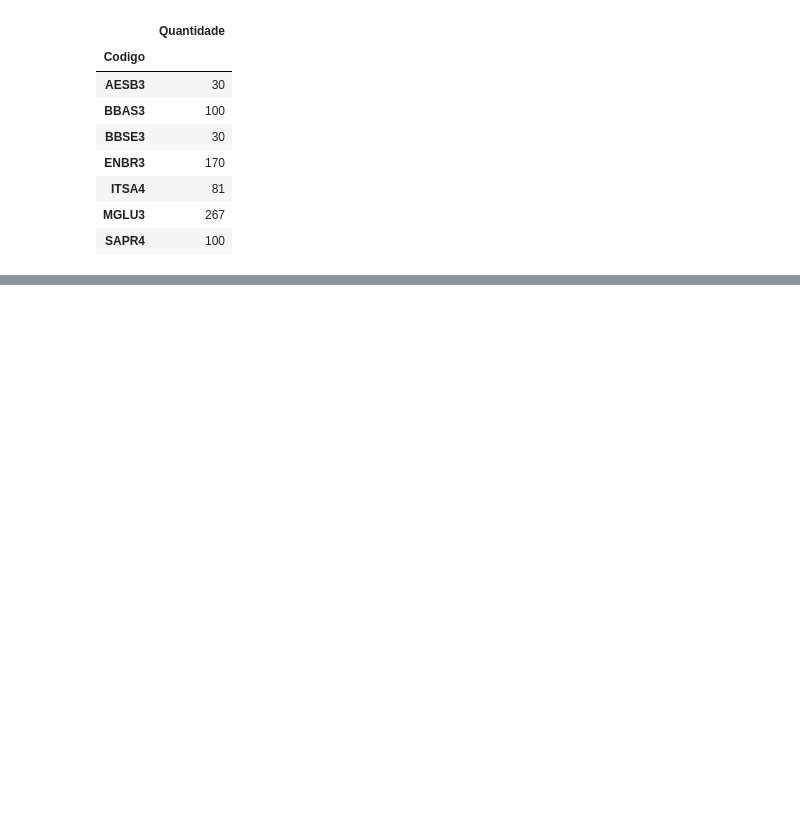
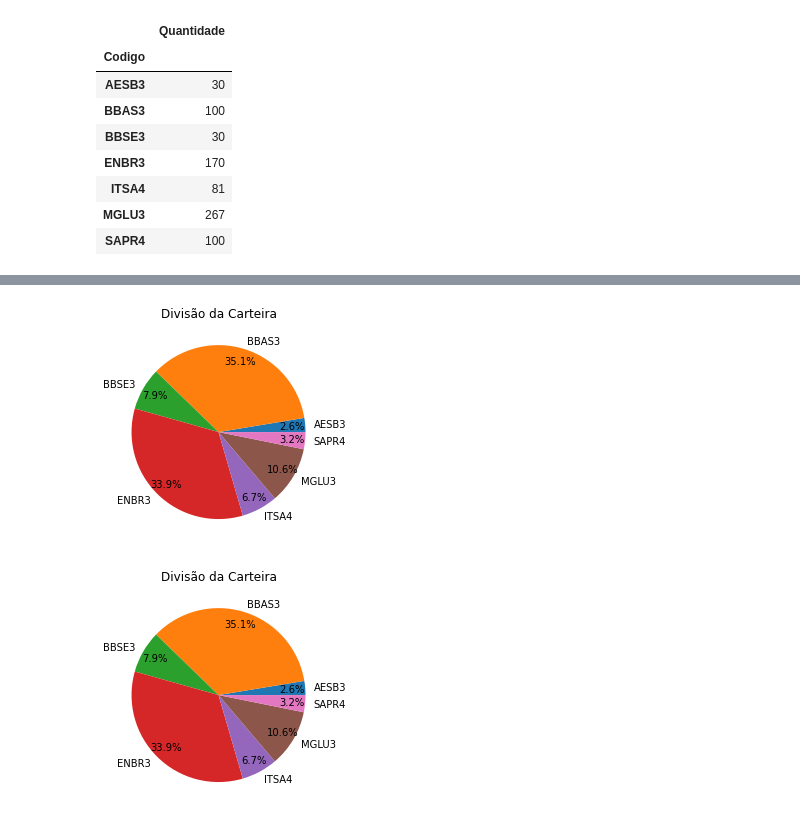
Before and after one commit to NathanSilos/controle_investimentos, a Jupyter notebook: tratamento_acoes.ipynb, the cells around one changed output, grey strips where cells are left out. Saved outputs shown, nothing was run; the diff lists cells and outputs as text; code cells hidden in the pictures; blank space fills up the shorter version.

```diff
--- a/tratamento_acoes.ipynb
+++ b/tratamento_acoes.ipynb
@@ -225,0 +202,3 @@ base_completa.iloc[1:, :]
+# %%
+acoes = list(base_sum['Codigo'])
+total_investido = list(base_sum['total_investido_hoje'])
@@ -225,0 +207,16 @@ base_completa.iloc[1:, :]
+# %%
+def gera_pizza(df):
+    acoes = df['Codigo']
+    total_investido = df['total_investido_hoje']
+
+    plt.pie(total_investido,
+    labels=acoes,
+    autopct='%1.1f%%',
+    pctdistance=0.85)
+    plt.title('Divisão da Carteira')
+    return plt.gcf()
+# %%
+gera_pizza(base_sum)
+# %% [output]
+[figure, added]
+[figure, added]
```
Also changed, not shown: parts of 15 cells of this notebook, 2 other files.
